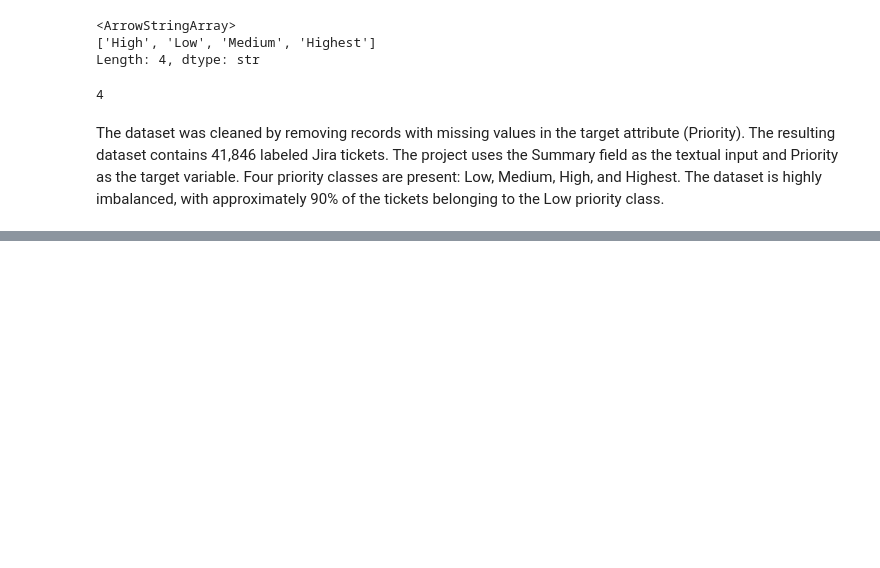
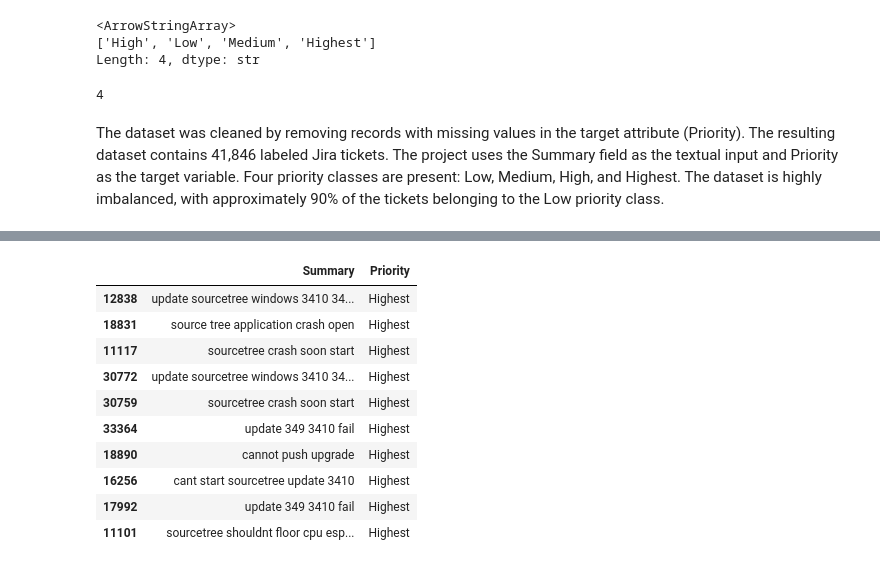
Before and after one commit to kumarashish33/AI-Jira-Priority-Prediction, a Jupyter notebook: notebooks/120.ipynb, the cells around one changed output, grey strips where cells are left out. Drawn from its saved outputs; the diff is of its cells as text; code cells hidden in the pictures; blank space fills up the shorter version.

```diff
--- a/notebooks/01_EDA.ipynb
+++ b/notebooks/120.ipynb
@@ -244,0 +436,29 @@ jira_df.to_csv("../data/processed/jira_cleaned.csv", index=False)
+# %%
+from sklearn.model_selection import train_test_split
+
+X_train_text, X_test_text, y_train_text, y_test_text = train_test_split(
+    jira_df["Clean_Summary"],
+    jira_df["Priority"],   # <-- original priority column
+    test_size=0.2,
+    random_state=42,
+    stratify=jira_df["Priority"]
+)
+# %%
+train_df = pd.DataFrame({
+    "Summary": X_train_text,
+    "Priority": y_train_text
+})
+
+train_df[train_df["Priority"] == "Highest"].head(10)
+# %% [output]
+|  | Summary | Priority |
+| 12838 | update sourcetree windows 3410 34... | Highest |
+| 18831 | source tree application crash open | Highest |
+| 11117 | sourcetree crash soon start | Highest |
+| 30772 | update sourcetree windows 3410 34... | Highest |
+| 30759 | sourcetree crash soon start | Highest |
+| 33364 | update 349 3410 fail | Highest |
+| 18890 | cannot push upgrade | Highest |
+| 16256 | cant start sourcetree update 3410 | Highest |
+| 17992 | update 349 3410 fail | Highest |
+| 11101 | sourcetree shouldnt floor cpu esp... | Highest |
```
Also changed, not shown: parts of 44 cells of this notebook, 6 other files.
